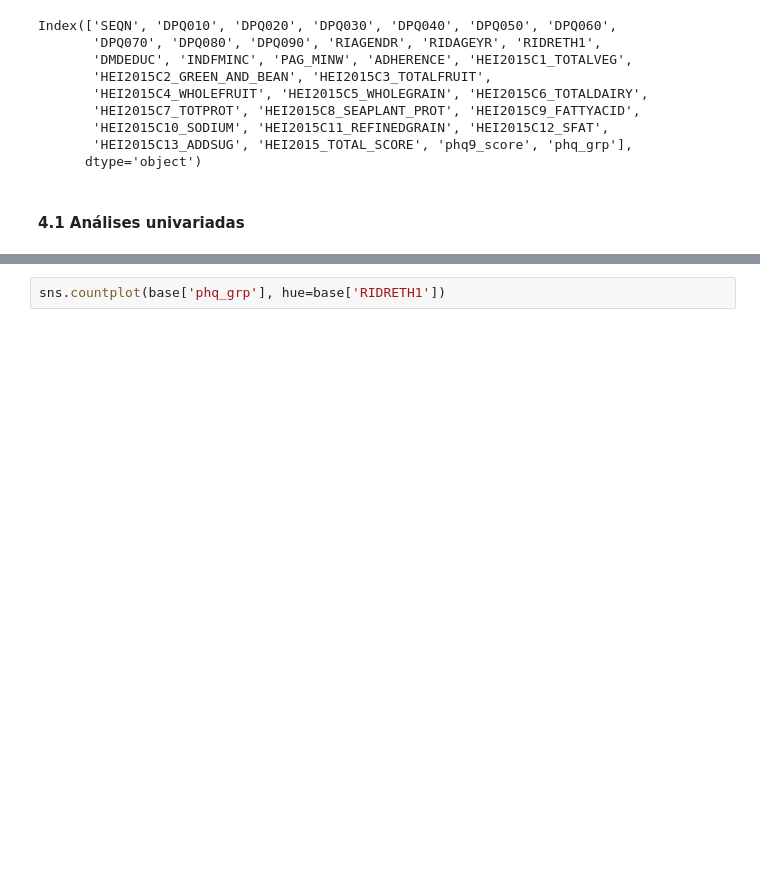
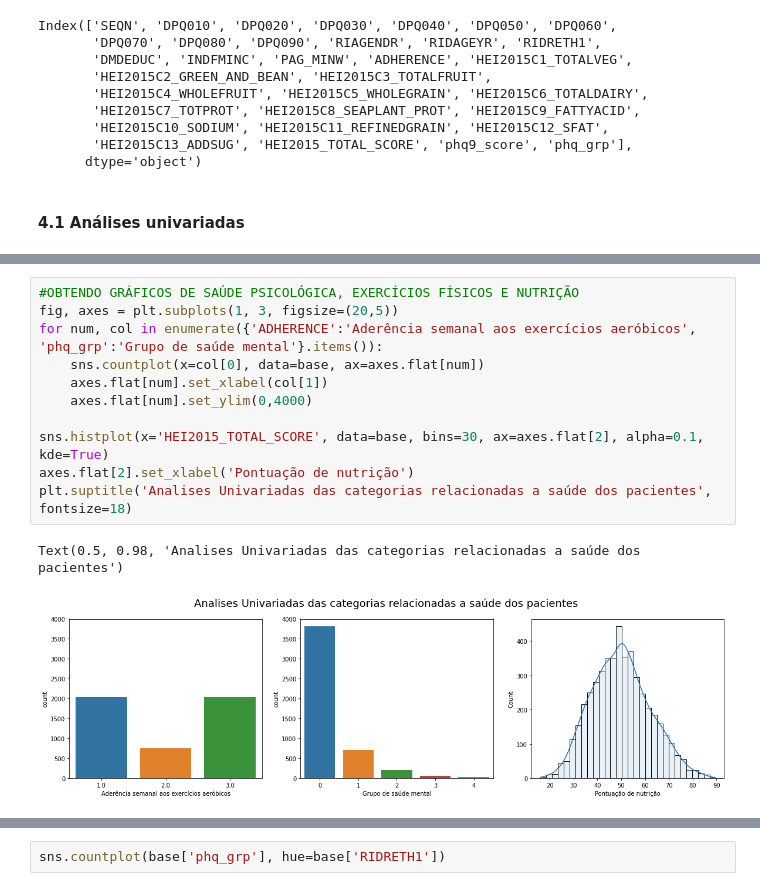
Before and after one commit to LissesCastro/Desafio-Inferencia, a Jupyter notebook: Desafio-Inferencia.ipynb, the cells around one changed output, grey strips where cells are left out. Drawn from its saved outputs; the diff is of its cells as text; blank space fills up the shorter version.

```diff
--- a/Desafio-Inferencia.ipynb
+++ b/Desafio-Inferencia.ipynb
@@ -260,0 +270,14 @@ axes.set_xlim([0,6000])
+# %%
+#OBTENDO GRÁFICOS DE SAÚDE PSICOLÓGICA, EXERCÍCIOS FÍSICOS E NUTRIÇÃO
+fig, axes = plt.subplots(1, 3, figsize=(20,5))
+for num, col in enumerate({'ADHERENCE':'Aderência semanal aos exercícios aeróbicos', 'phq_grp':'Grupo de saúde mental'}.items()):
+    sns.countplot(x=col[0], data=base, ax=axes.flat[num])
+    axes.flat[num].set_xlabel(col[1])
+    axes.flat[num].set_ylim(0,4000)
+
+sns.histplot(x='HEI2015_TOTAL_SCORE', data=base, bins=30, ax=axes.flat[2], alpha=0.1, kde=True)
+axes.flat[2].set_xlabel('Pontuação de nutrição')
+plt.suptitle('Analises Univariadas das categorias relacionadas a saúde dos pacientes', fontsize=18)
+# %% [output]
+Text(0.5, 0.98, 'Analises Univariadas das categorias relacionadas a saúde dos pacientes')
+[figure, added]
```
Also changed, not shown: parts of 5 cells of this notebook.
